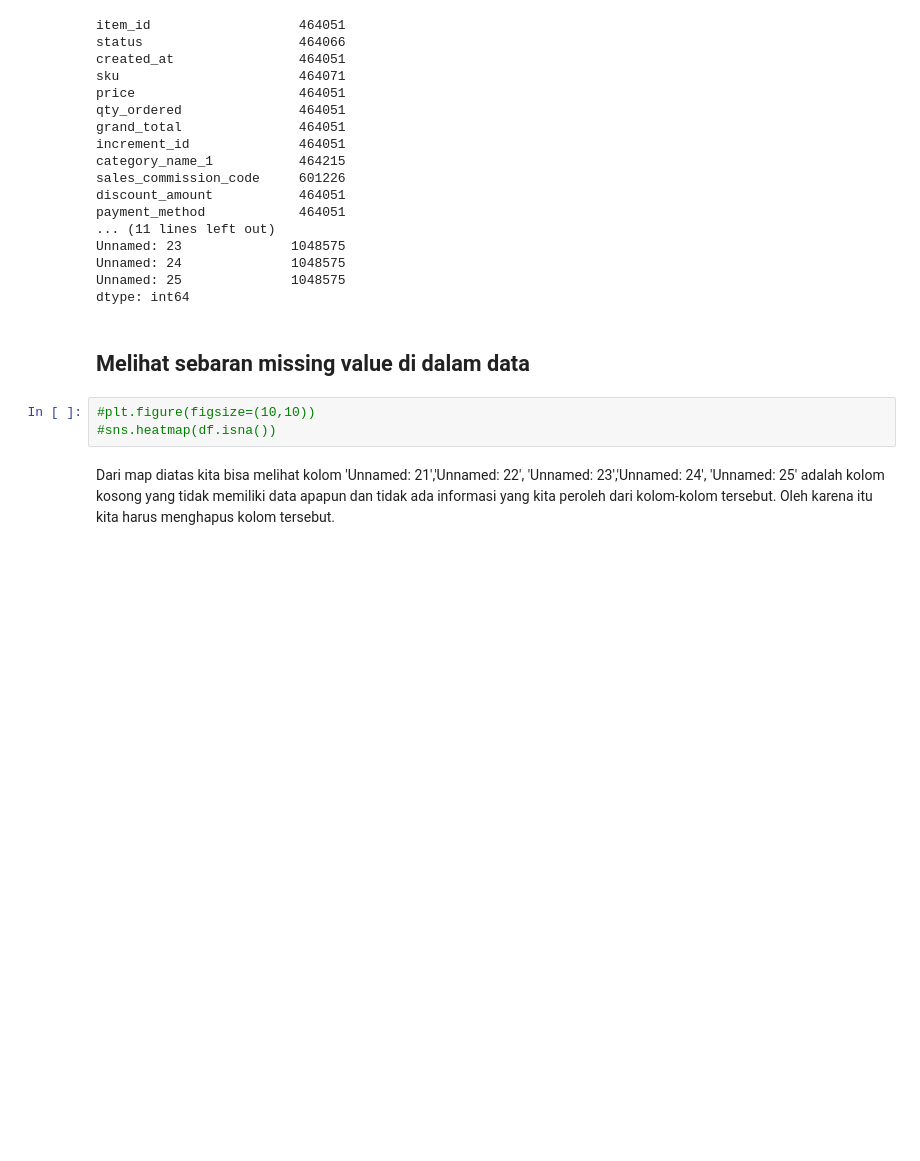
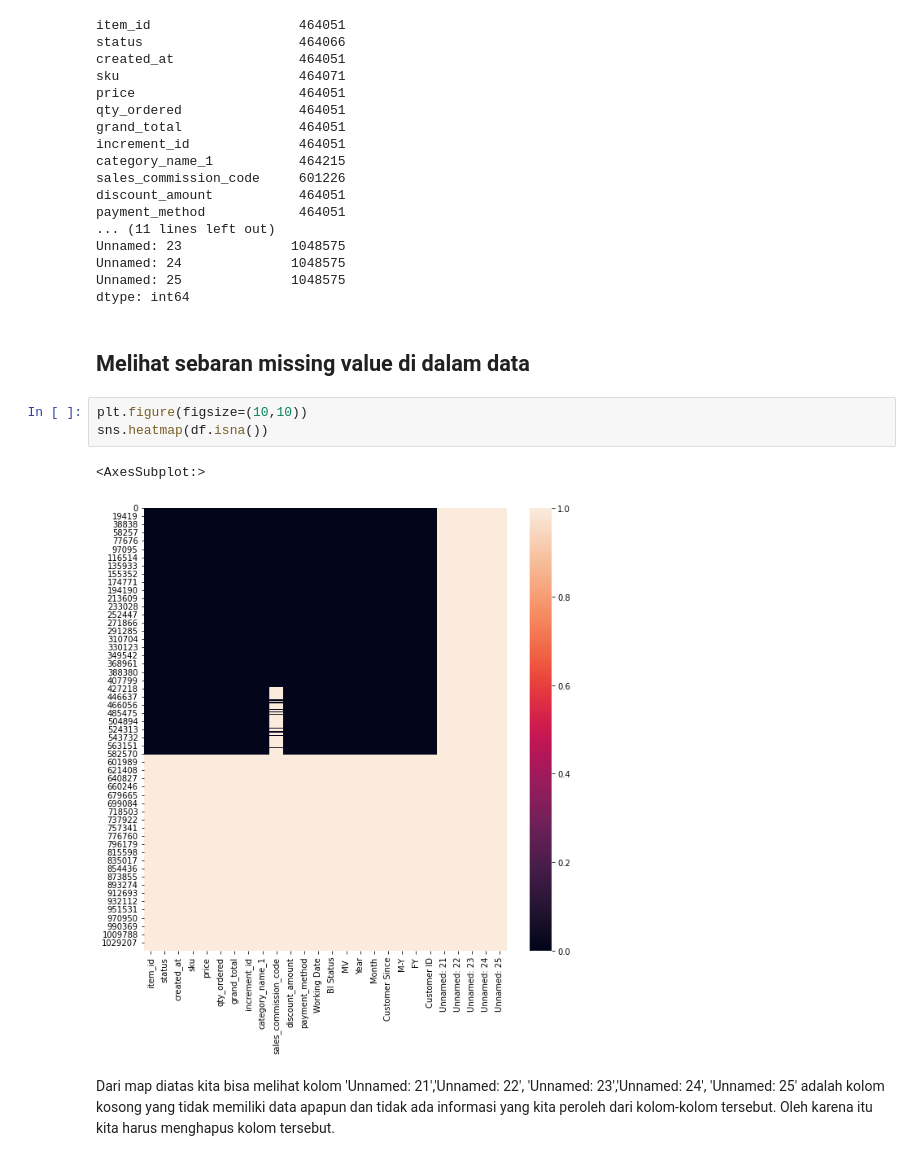
Before and after one commit to suwarni14/CAPSTONE_PROJECT_MODUL2, a Jupyter notebook: CAPSTONEBENER2.ipynb, the cells around one changed output. Drawn from its saved outputs; the diff is of its cells as text; blank space fills up the shorter version.

```diff
--- a/CAPSTONEBENER2.ipynb
+++ b/CAPSTONEBENER2.ipynb
@@ -98,8 +98,11 @@ dtype: int64
 # %% [markdown]
 ## Melihat sebaran missing value di dalam data
 # %%
-#plt.figure(figsize=(10,10))
-#sns.heatmap(df.isna())
+plt.figure(figsize=(10,10))
+sns.heatmap(df.isna())
+# %% [output]
+<AxesSubplot:>
+[figure, added]
 # %% [markdown]
 Dari map diatas kita bisa melihat kolom 'Unnamed: 21','Unnamed: 22', 'Unnamed: 23','Unnamed: 24', 'Unnamed: 25' adalah kolom kosong yang tidak memiliki data apapun dan tidak ada informasi yang kita peroleh dari kolom-kolom tersebut. Oleh karena itu kita harus menghapus kolom tersebut.
 # %%
```
Also changed, not shown: parts of 1 cell of this notebook.
